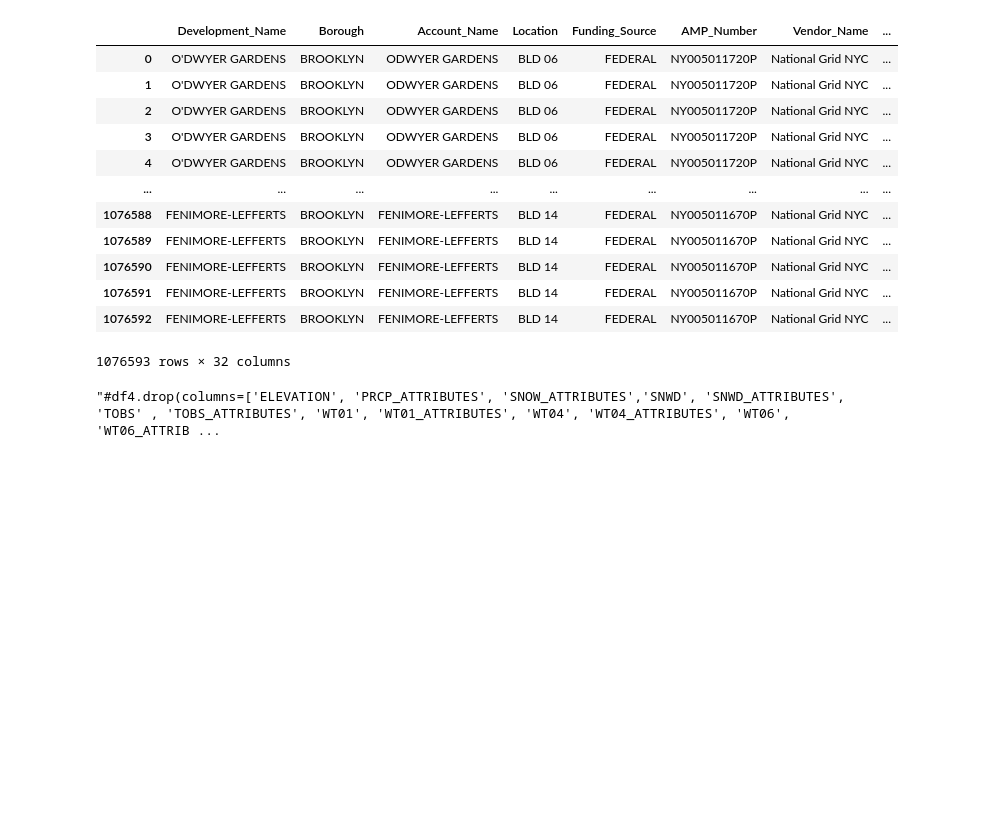
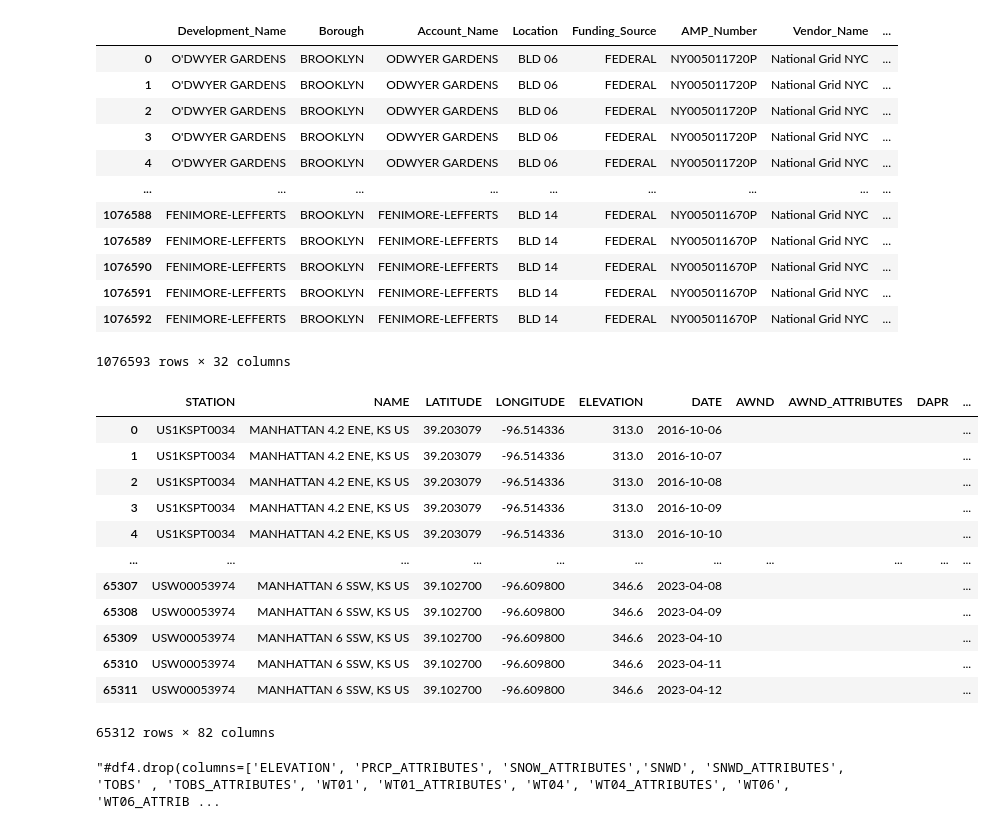
Before and after one commit to Clarkson-Applied-Data-Science/IA626_FinalProject_Energyanalysis, a Jupyter notebook: Final_Project.ipynb, the cells around one changed output. Cells and saved outputs as stored; diff of their text form; code cells hidden in the pictures; blank space fills up the shorter version.

```diff
--- a/Final_Project.ipynb
+++ b/Final_Project.ipynb
@@ -588,3 +588,23 @@ for row in data:
 if len(tokens) > 0:
     cur.executemany(sql,tokens)  #Uploading all rows into the sql
     conn.commit()
+# %%
+#Loading Manhattan data into df3 and cleaning the data as there are double quotes all over the dataset
+manh = pd.read_csv('Manhattan.csv',low_memory=False)
+manh = manh.replace('"', '', regex=True)
+manh.columns = manh.columns.str.strip()
+manh
+# %% [output]
+|  | STATION | NAME | LATITUDE | LONGITUDE | ELEVATION | DATE | AWND | AWND_ATTRIBUTES | DAPR | ... |
+| 0 | US1KSPT0034 | MANHATTAN 4.2 ENE, KS US | 39.203079 | -96.514336 | 313.0 | 2016-10-06 |  |  |  | ... |
+| 1 | US1KSPT0034 | MANHATTAN 4.2 ENE, KS US | 39.203079 | -96.514336 | 313.0 | 2016-10-07 |  |  |  | ... |
+| 2 | US1KSPT0034 | MANHATTAN 4.2 ENE, KS US | 39.203079 | -96.514336 | 313.0 | 2016-10-08 |  |  |  | ... |
+| 3 | US1KSPT0034 | MANHATTAN 4.2 ENE, KS US | 39.203079 | -96.514336 | 313.0 | 2016-10-09 |  |  |  | ... |
+| 4 | US1KSPT0034 | MANHATTAN 4.2 ENE, KS US | 39.203079 | -96.514336 | 313.0 | 2016-10-10 |  |  |  | ... |
+| ... | ... | ... | ... | ... | ... | ... | ... | ... | ... | ... |
+| 65307 | USW00053974 | MANHATTAN 6 SSW, KS US | 39.102700 | -96.609800 | 346.6 | 2023-04-08 |  |  |  | ... |
+| 65308 | USW00053974 | MANHATTAN 6 SSW, KS US | 39.102700 | -96.609800 | 346.6 | 2023-04-09 |  |  |  | ... |
+| 65309 | USW00053974 | MANHATTAN 6 SSW, KS US | 39.102700 | -96.609800 | 346.6 | 2023-04-10 |  |  |  | ... |
+| 65310 | USW00053974 | MANHATTAN 6 SSW, KS US | 39.102700 | -96.609800 | 346.6 | 2023-04-11 |  |  |  | ... |
+| 65311 | USW00053974 | MANHATTAN 6 SSW, KS US | 39.102700 | -96.609800 | 346.6 | 2023-04-12 |  |  |  | ... |
+65312 rows × 82 columns
```
Also changed, not shown: parts of 2 cells of this notebook, 1 other file.
